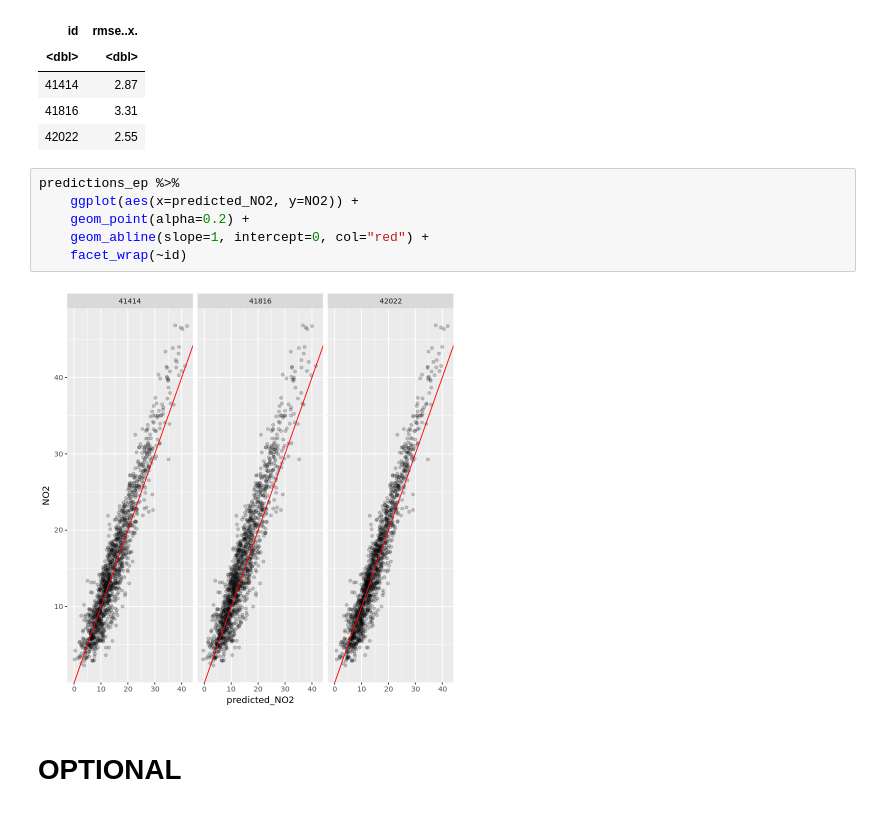
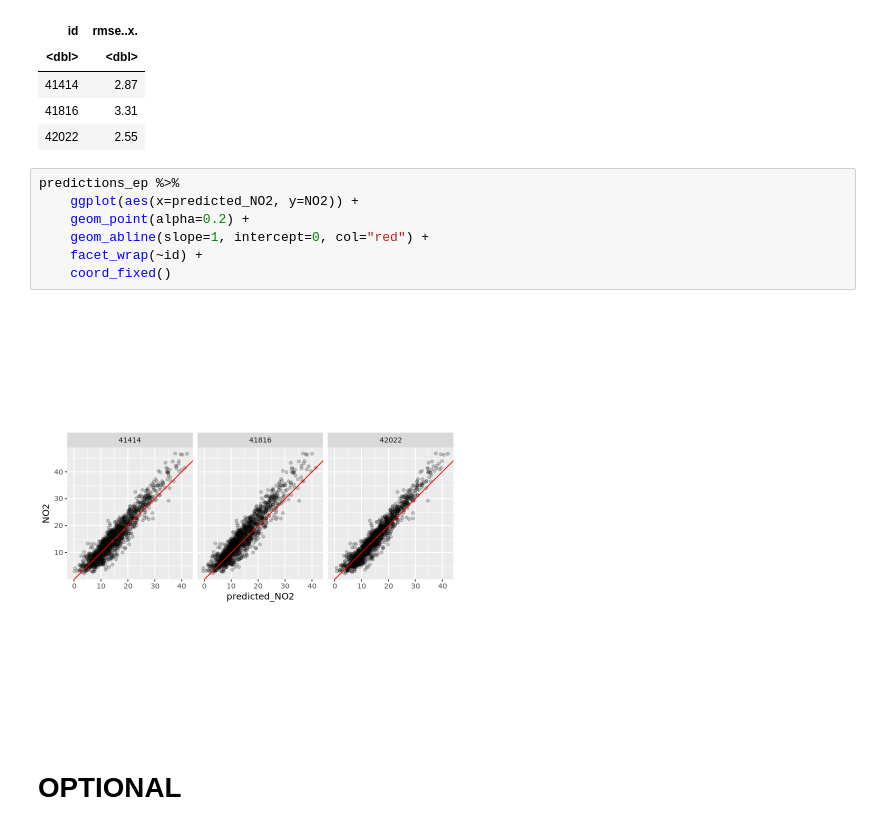
Before and after one commit to edanesh/airly3sagemaker-, a Jupyter notebook: V3-Copy1.ipynb, the cells around one changed output. Cells and saved outputs as stored; diff of their text form.

```diff
--- a/V3-Copy1.ipynb
+++ b/V3-Copy1.ipynb
@@ -687,11 +663,12 @@ A grouped_df: 3 × 2
 # %%
 predictions_ep %>%
     ggplot(aes(x=predicted_NO2, y=NO2)) +
     geom_point(alpha=0.2) +
     geom_abline(slope=1, intercept=0, col="red") +
-    facet_wrap(~id)
+    facet_wrap(~id) +
+    coord_fixed()
 # %% [output]
-[figure, old version]
+[figure, new version]
 # %% [markdown]
 # OPTIONAL
 # %%
```
Also changed, not shown: parts of 15 cells of this notebook, 1 other file.
